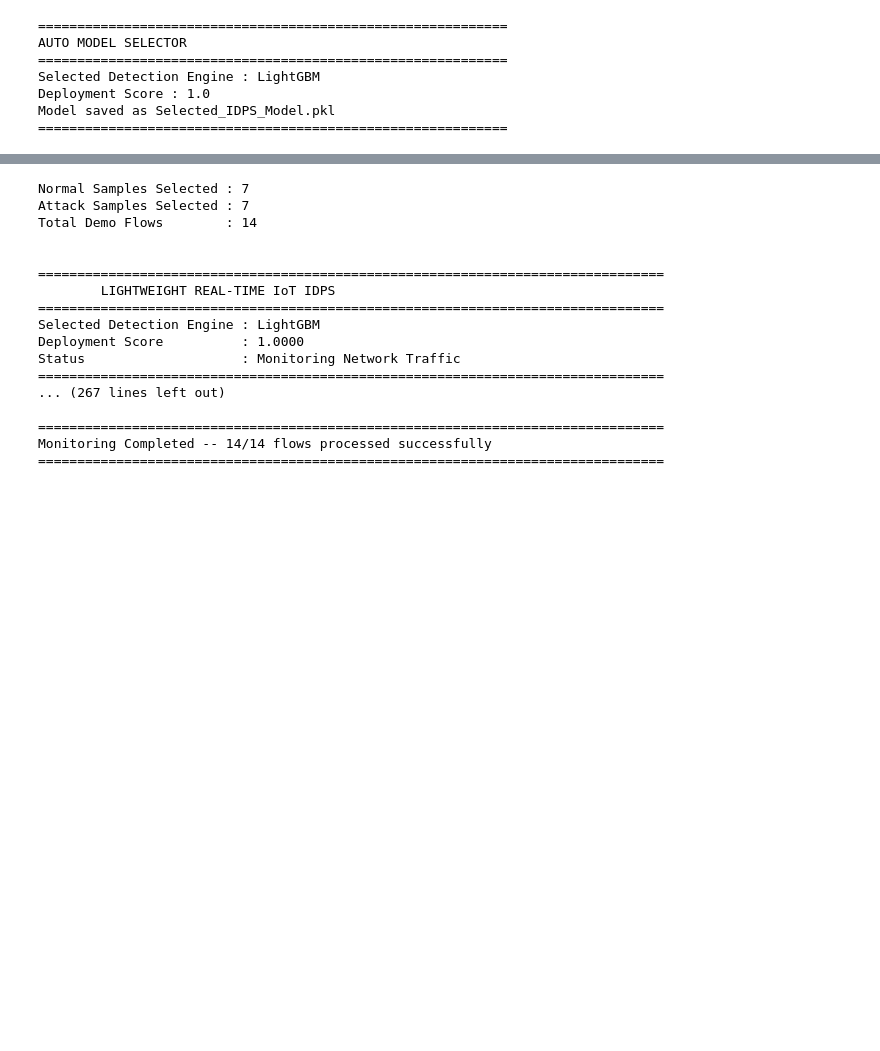
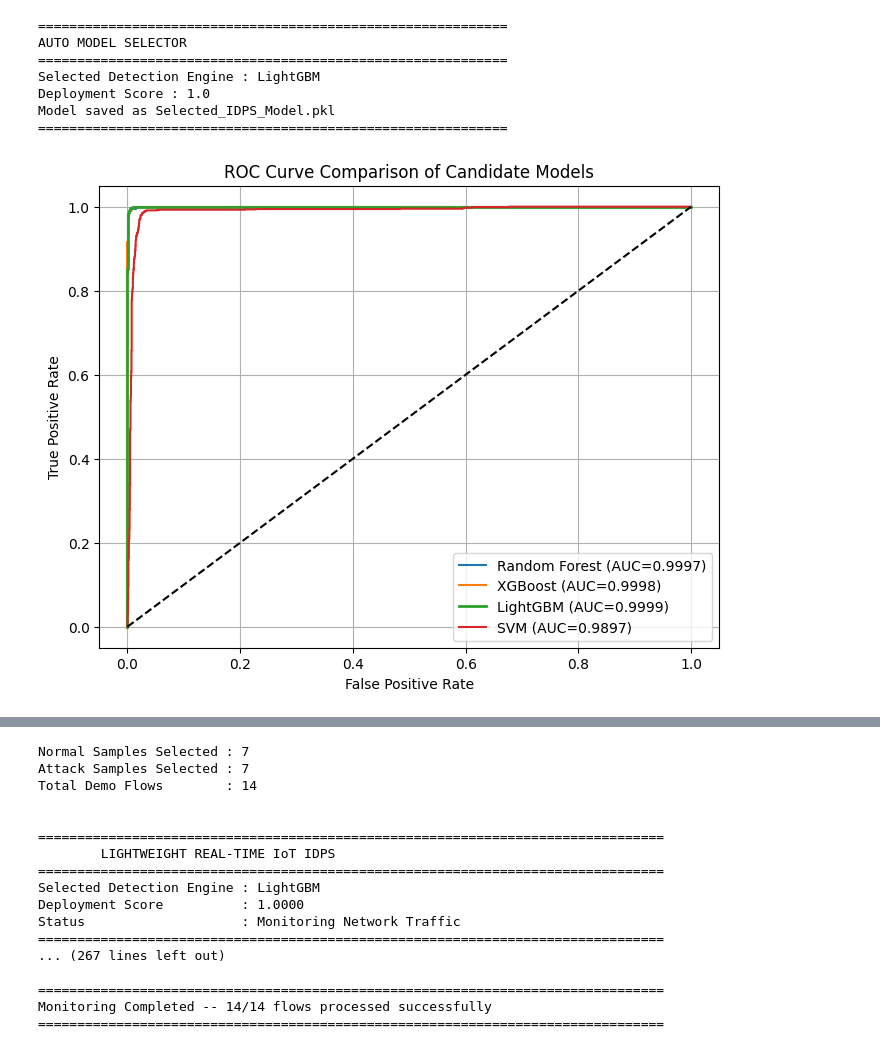
Before and after one commit to pranaykumarthakur/Research-IoT-IPS, a Jupyter notebook: corrected_with_SVM.ipynb, the cells around one changed output, grey strips where cells are left out. Drawn from its saved outputs; the diff is of its cells as text; code cells hidden in the pictures; blank space fills up the shorter version.

```diff
--- a/corrected_with_SVM.ipynb
+++ b/corrected_with_SVM.ipynb
@@ -529,3 +527,55 @@ Selected Detection Engine : LightGBM
 Deployment Score : 1.0
 Model saved as Selected_IDPS_Model.pkl
 ============================================================
+# %%
+from sklearn.metrics import roc_curve, auc
+import matplotlib.pyplot as plt
+
+# Probabilities from tuned models
+rf_probs = best_rf.predict_proba(X_test)[:, 1]
+
+xgb_probs = best_xgb.predict_proba(X_test)[:, 1]
+
+lgb_probs = best_lgb.predict_proba(X_test)[:, 1]
+
+svm_probs = best_svm.predict_proba(X_test_scaled)[:, 1]
+
+# ROC Curves
+rf_fpr, rf_tpr, _ = roc_curve(y_test, rf_probs)
+xgb_fpr, xgb_tpr, _ = roc_curve(y_test, xgb_probs)
+lgb_fpr, lgb_tpr, _ = roc_curve(y_test, lgb_probs)
+svm_fpr, svm_tpr, _ = roc_curve(y_test, svm_probs)
+
+# AUC
+rf_auc = auc(rf_fpr, rf_tpr)
+xgb_auc = auc(xgb_fpr, xgb_tpr)
+lgb_auc = auc(lgb_fpr, lgb_tpr)
+svm_auc = auc(svm_fpr, svm_tpr)
+
+# Plot
+plt.figure(figsize=(8,6))
+
+plt.plot(rf_fpr, rf_tpr,
+         label=f"Random Forest (AUC={rf_auc:.4f})")
+
+plt.plot(xgb_fpr, xgb_tpr,
+         label=f"XGBoost (AUC={xgb_auc:.4f})")
+
+plt.plot(lgb_fpr, lgb_tpr,
+         label=f"LightGBM (AUC={lgb_auc:.4f})",
+         linewidth=2)
+
+plt.plot(svm_fpr, svm_tpr,
+         label=f"SVM (AUC={svm_auc:.4f})")
+
+plt.plot([0,1],[0,1],'k--')
+
+plt.xlabel("False Positive Rate")
+plt.ylabel("True Positive Rate")
+plt.title("ROC Curve Comparison of Candidate Models")
+plt.legend(loc="lower right")
+plt.grid(True)
+
+plt.show()
+# %% [output]
+[figure, added]
```
Also changed, not shown: parts of 11 cells of this notebook, 2 other files.
